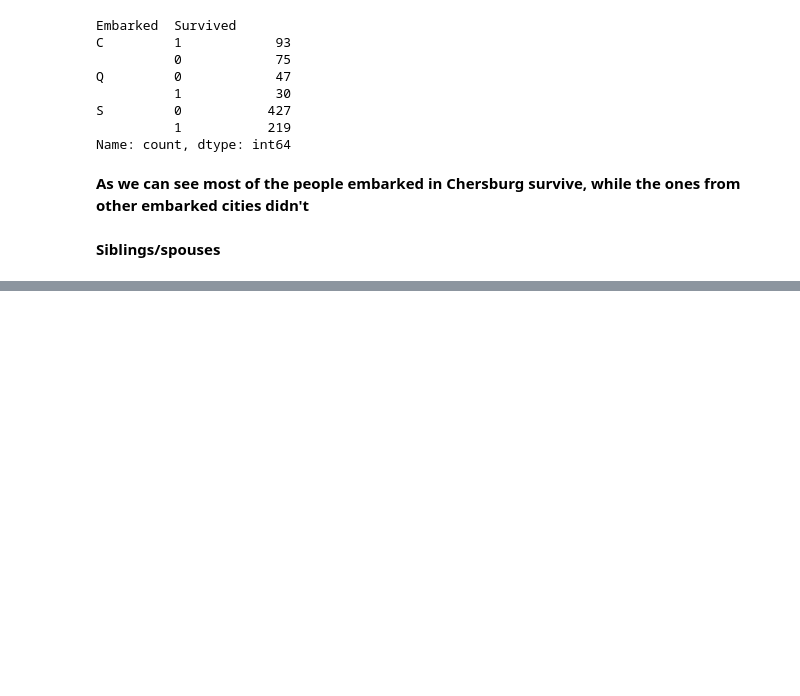
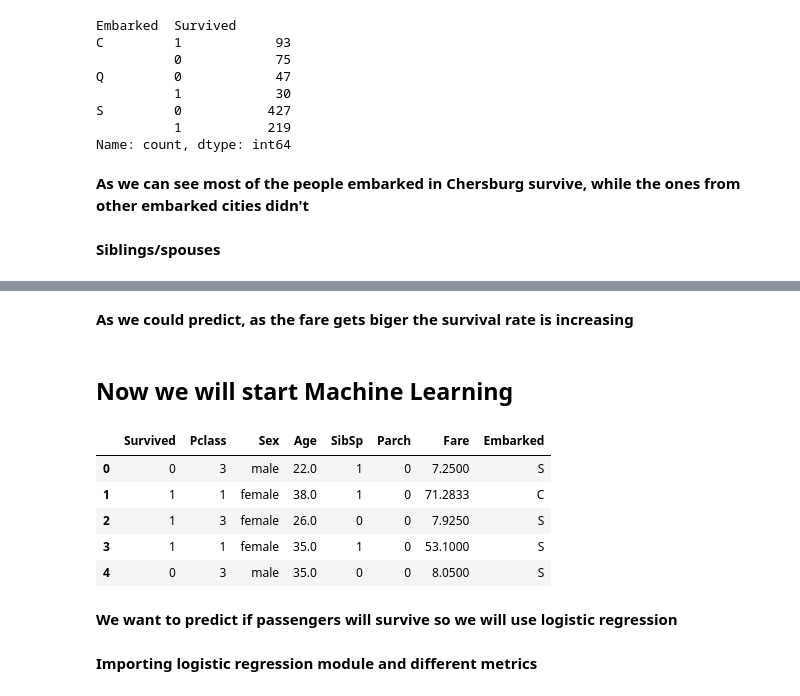
Before and after one commit to kasfro/Titanic-Machine-Learning-project, a Jupyter notebook: titanic-machine-learning.ipynb, the cells around one changed output, grey strips where cells are left out. Cells and saved outputs as stored; diff of their text form; code cells hidden in the pictures; blank space fills up the shorter version.

```diff
--- a/titanic-machine-learning.ipynb
+++ b/titanic-machine-learning.ipynb
@@ -372,0 +418,17 @@ Name: count, dtype: int64
+# %% [markdown]
+**As we could predict, as the fare  gets biger the survival rate is increasing**
+# %% [markdown]
+## **Now we will start Machine Learning**
+# %%
+train.head()
+# %% [output]
+|  | Survived | Pclass | Sex | Age | SibSp | Parch | Fare | Embarked |
+| 0 | 0 | 3 | male | 22.0 | 1 | 0 | 7.2500 | S |
+| 1 | 1 | 1 | female | 38.0 | 1 | 0 | 71.2833 | C |
+| 2 | 1 | 3 | female | 26.0 | 0 | 0 | 7.9250 | S |
+| 3 | 1 | 1 | female | 35.0 | 1 | 0 | 53.1000 | S |
+| 4 | 0 | 3 | male | 35.0 | 0 | 0 | 8.0500 | S |
+# %% [markdown]
+**We want to predict if passengers will survive so we will use logistic regression**
+# %% [markdown]
+**Importing logistic regression module and different metrics**
```
Also changed, not shown: parts of 24 cells of this notebook, 2 other files.
